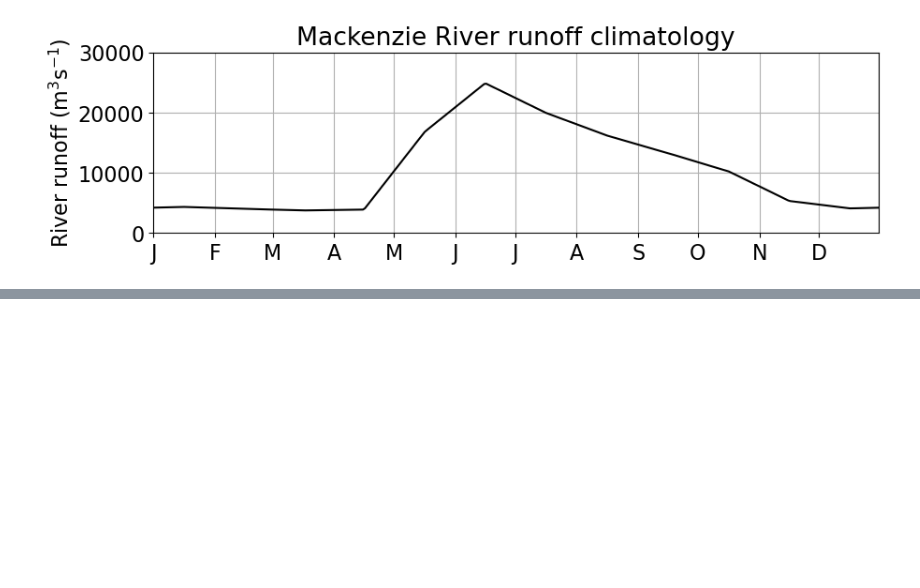
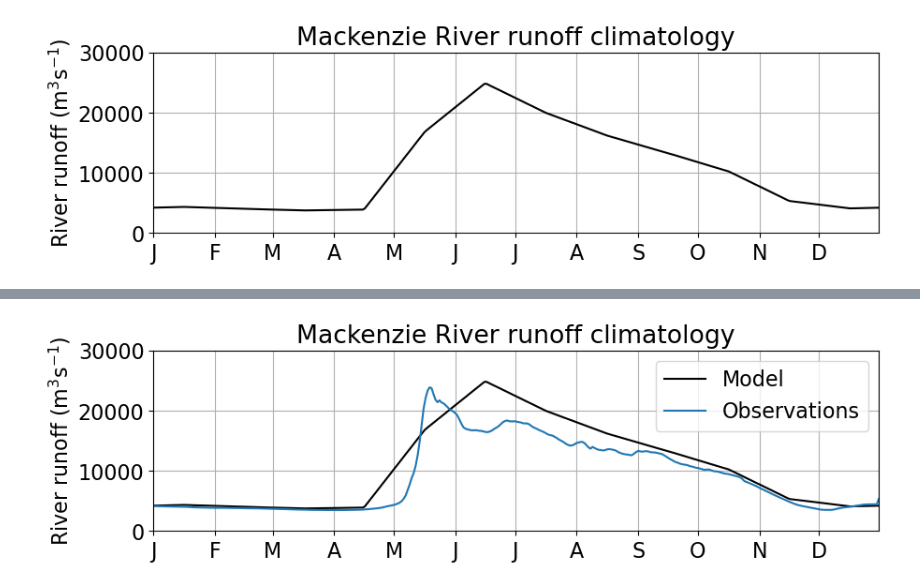
Before and after one commit to mjzahn/Mackenzie_Ice_Bridge, a Jupyter notebook: Jupyter_notebooks/model/7_mackenzie_runoff_supplement.ipynb, the cells around one changed output, grey strips where cells are left out. Cells and saved outputs as stored; diff of their text form; code cells hidden in the pictures; blank space fills up the shorter version.

```diff
--- a/Jupyter_notebooks/model/7_mackenzie_runoff_supplement.ipynb
+++ b/Jupyter_notebooks/model/7_mackenzie_runoff_supplement.ipynb
@@ -83,0 +154,35 @@ plt.grid();
+# %%
+# Calculate daily climatology (group by DOY)
+obs_clim_doy = discharge_da.sel(time=slice("2014","2020")).groupby('time.dayofyear').mean('time')
+# obs_clim_doy = discharge_da.groupby('time.dayofyear').mean('time')
+
+# Create time coordinate for 2020 (DOY → actual dates)
+time_coord = pd.date_range(start='2020-01-01', end='2020-12-31', freq='D')
+
+# Assign the time coordinate
+obs_clim_da = obs_clim_doy.copy()
+obs_clim_da = obs_clim_da.assign_coords(dayofyear=time_coord)
+
+# Optional: drop the old 'dayofyear' coordinate to avoid confusion
+obs_clim_da = obs_clim_da.rename({'dayofyear':'time'})
+# %%
+# model climatology
+model_clim = (runoff_da_beaufort.sel(time='2020')*beaufort_area).sum(dim=['i','j'])
+# %%
+plt.rcParams['font.size'] = 16
+
+model_clim.plot(color='k',figsize=[10,2.5],label='Model')
+obs_clim_da.plot(color='tab:blue',label='Observations')
+plt.xlim([np.datetime64('2020-01-01'),np.datetime64('2020-12-31')])
+plt.xlabel("")
+plt.ylim(0,3e4)
+plt.legend()
+
+dates = pd.date_range('2020-01-01', '2020-12-01', freq='MS')
+plt.xticks(ticks=dates, labels=['J', 'F', 'M', 'A', 'M', 'J', 'J', 'A', 'S', 'O', 'N', 'D'])
+
+plt.ylabel("River runoff (m$^3$s$^{-1}$)")
+plt.title("Mackenzie River runoff climatology")
+plt.grid();
+# %% [output]
+[figure, added]
```
Also changed, not shown: parts of 9 cells of this notebook.
